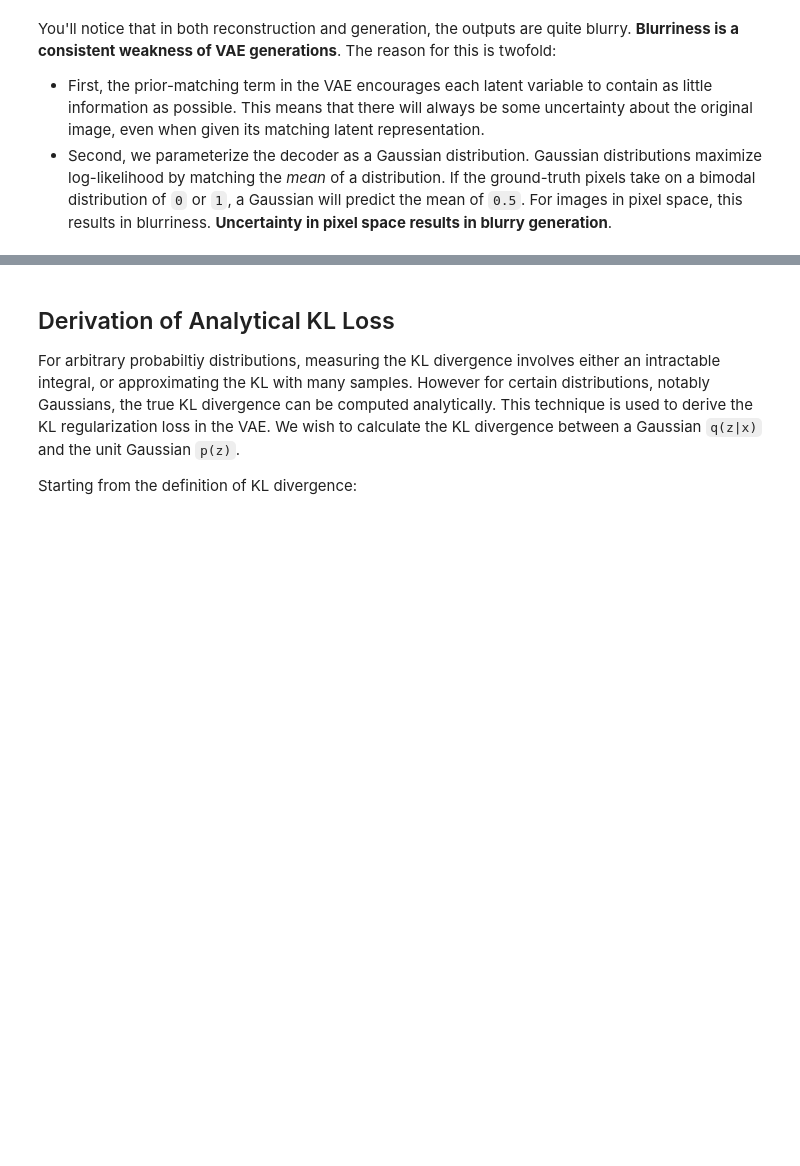
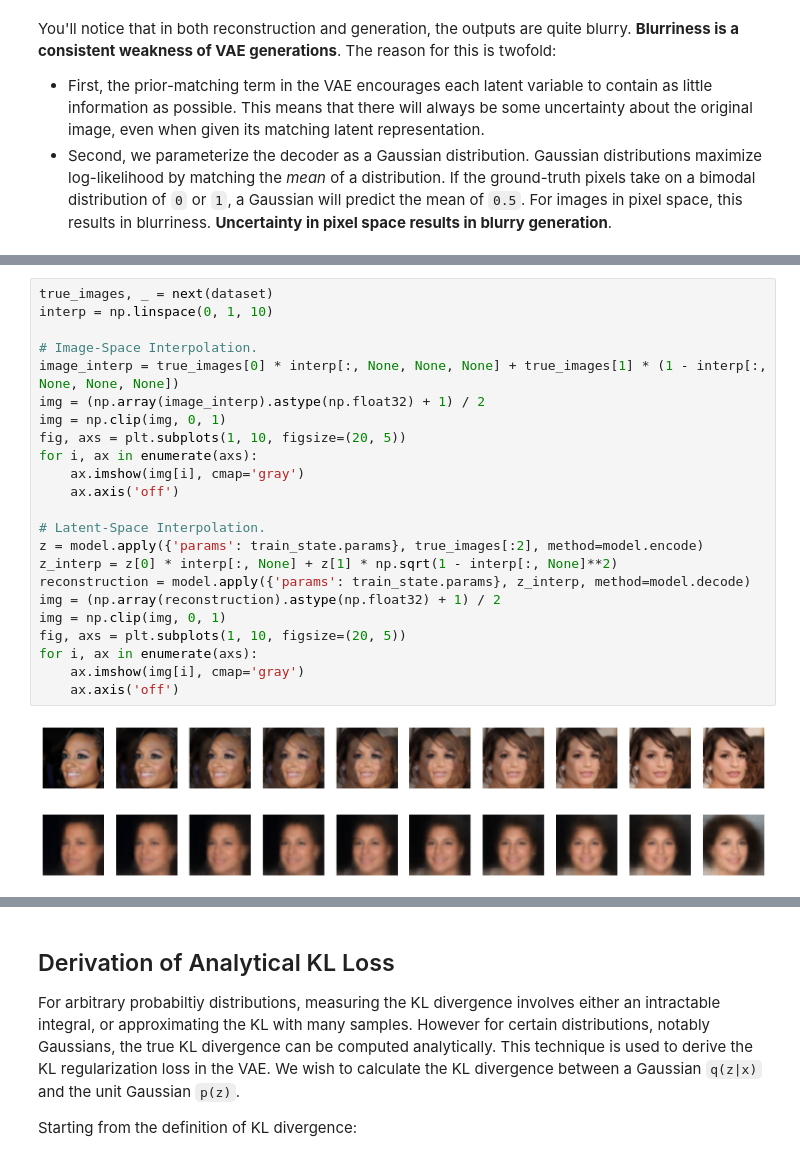
Before and after one commit to kvfrans/notes, a Jupyter notebook: 4-models/variational-auto-encoders.ipynb, the cells around one changed output, grey strips where cells are left out. Cells and saved outputs as stored; diff of their text form; blank space fills up the shorter version.

```diff
--- a/4-models/variational-auto-encoders.ipynb
+++ b/4-models/variational-auto-encoders.ipynb
@@ -278,0 +301,26 @@ You'll notice that in both reconstruction and generation, the outputs are quite
+# %%
+true_images, _ = next(dataset)
+interp = np.linspace(0, 1, 10)
+
+# Image-Space Interpolation.
+image_interp = true_images[0] * interp[:, None, None, None] + true_images[1] * (1 - interp[:, None, None, None])
+img = (np.array(image_interp).astype(np.float32) + 1) / 2
+img = np.clip(img, 0, 1)
+fig, axs = plt.subplots(1, 10, figsize=(20, 5))
+for i, ax in enumerate(axs):
+    ax.imshow(img[i], cmap='gray')
+    ax.axis('off')
+
+# Latent-Space Interpolation.
+z = model.apply({'params': train_state.params}, true_images[:2], method=model.encode)
+z_interp = z[0] * interp[:, None] + z[1] * np.sqrt(1 - interp[:, None]**2)
+reconstruction = model.apply({'params': train_state.params}, z_interp, method=model.decode)
+img = (np.array(reconstruction).astype(np.float32) + 1) / 2
+img = np.clip(img, 0, 1)
+fig, axs = plt.subplots(1, 10, figsize=(20, 5))
+for i, ax in enumerate(axs):
+    ax.imshow(img[i], cmap='gray')
+    ax.axis('off')
+# %% [output]
+[figure, added]
+[figure, added]
```
Also changed, not shown: parts of 25 cells of this notebook, 3 other files.
